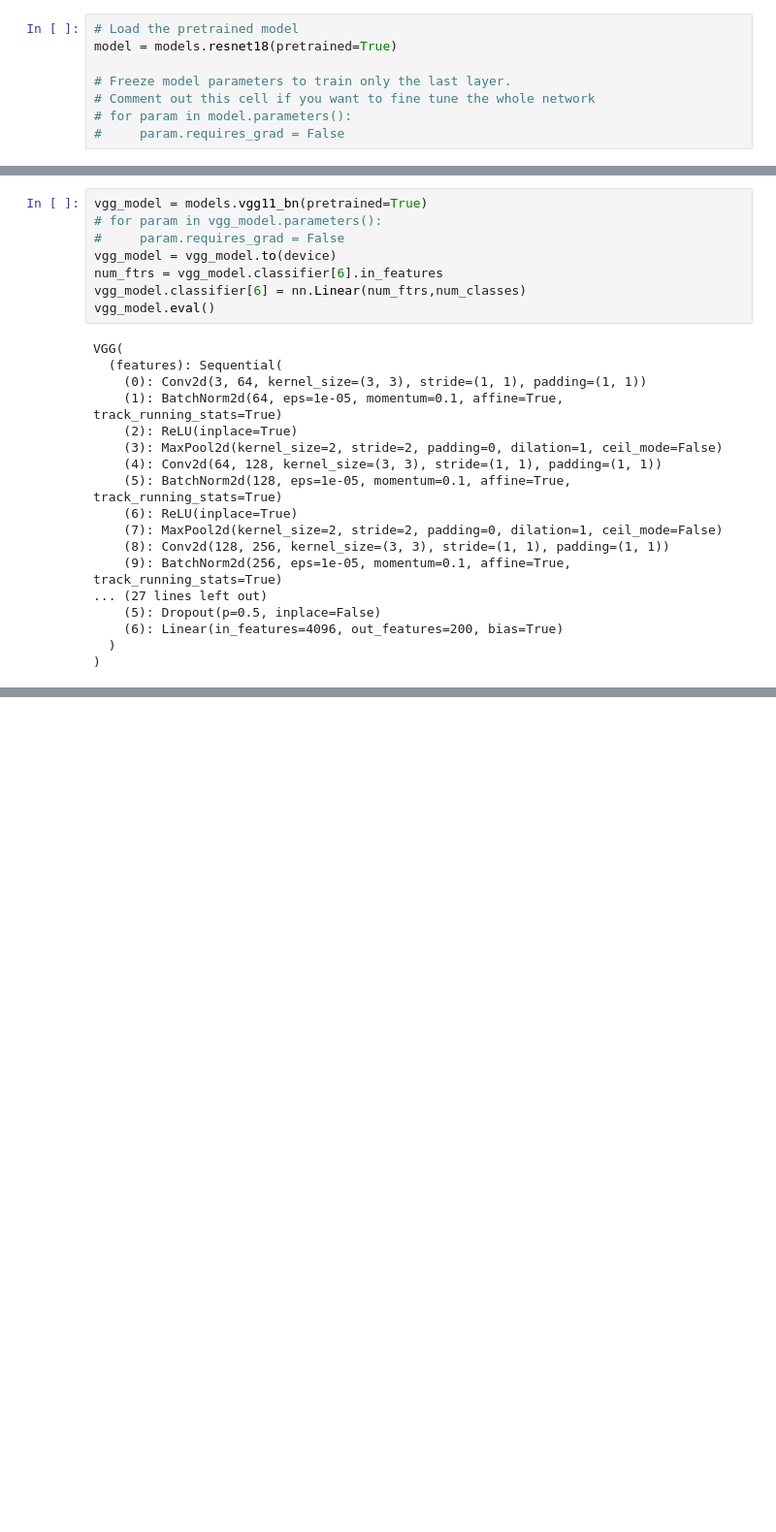
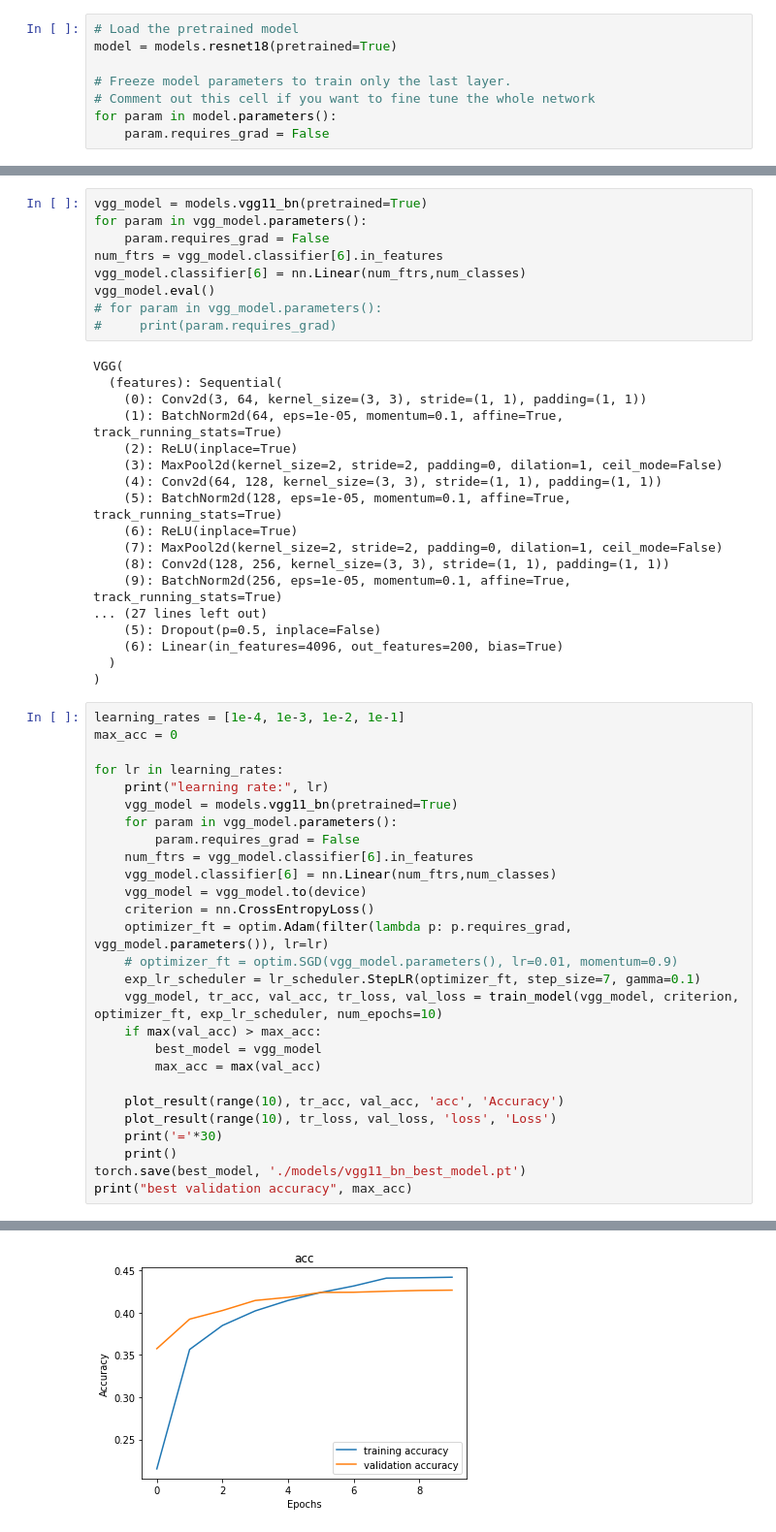
Before and after one commit to ahadrauf2020/yolo9000, a Jupyter notebook: kei-resnet-vgg.ipynb, the cells around one changed output, grey strips where cells are left out. Shown: that part at 97% size. Saved outputs shown, nothing was run; the diff lists cells and outputs as text; blank space fills up the shorter version.

```diff
--- a/kei-resnet-vgg.ipynb
+++ b/kei-resnet-vgg.ipynb
@@ -162,8 +184,8 @@ model = models.resnet18(pretrained=True)
 
 # Freeze model parameters to train only the last layer.
 # Comment out this cell if you want to fine tune the whole network
-# for param in model.parameters():
-#     param.requires_grad = False
+for param in model.parameters():
+    param.requires_grad = False
 # %%
 # Change the final layer to fit 200 classes (Transfer Learning)
 num_ftrs = model.fc.in_features
@@ -226,11 +278,12 @@ torch.save(model, './models/resnet18_model.pt')
 # %%
 vgg_model = models.vgg11_bn(pretrained=True)
-# for param in vgg_model.parameters():
-#     param.requires_grad = False
-vgg_model = vgg_model.to(device)
+for param in vgg_model.parameters():
+    param.requires_grad = False
 num_ftrs = vgg_model.classifier[6].in_features
 vgg_model.classifier[6] = nn.Linear(num_ftrs,num_classes)
 vgg_model.eval()
+# for param in vgg_model.parameters():
+#     print(param.requires_grad)
 # %% [output]
 VGG(
   (features): Sequential(
@@ -249,3 +302,31 @@ VGG(
     (6): Linear(in_features=4096, out_features=200, bias=True)
   )
 )
+# %%
+learning_rates = [1e-4, 1e-3, 1e-2, 1e-1]
+max_acc = 0
+
+for lr in learning_rates:
+    print("learning rate:", lr)
+    vgg_model = models.vgg11_bn(pretrained=True)
+    for param in vgg_model.parameters():
+        param.requires_grad = False
+    num_ftrs = vgg_model.classifier[6].in_features
+    vgg_model.classifier[6] = nn.Linear(num_ftrs,num_classes)
+    vgg_model = vgg_model.to(device)
+    criterion = nn.CrossEntropyLoss()
+    optimizer_ft = optim.Adam(filter(lambda p: p.requires_grad, vgg_model.parameters()), lr=lr)
+    # optimizer_ft = optim.SGD(vgg_model.parameters(), lr=0.01, momentum=0.9)
+    exp_lr_scheduler = lr_scheduler.StepLR(optimizer_ft, step_size=7, gamma=0.1)
+    vgg_model, tr_acc, val_acc, tr_loss, val_loss = train_model(vgg_model, criterion, optimizer_ft, exp_lr_scheduler, num_epochs=10)
+    if max(val_acc) > max_acc:
+        best_model = vgg_model
+        max_acc = max(val_acc)
+
+    plot_result(range(10), tr_acc, val_acc, 'acc', 'Accuracy')
+    plot_result(range(10), tr_loss, val_loss, 'loss', 'Loss')
+    print('='*30)
+    print()
+torch.save(best_model, './models/vgg11_bn_best_model.pt')
+print("best validation accuracy", max_acc)
+# %% [output]
@@ -251,0 +350 @@ VGG(
+[figure, added]
```
Also changed, not shown: parts of 19 cells of this notebook, 1 other file.
